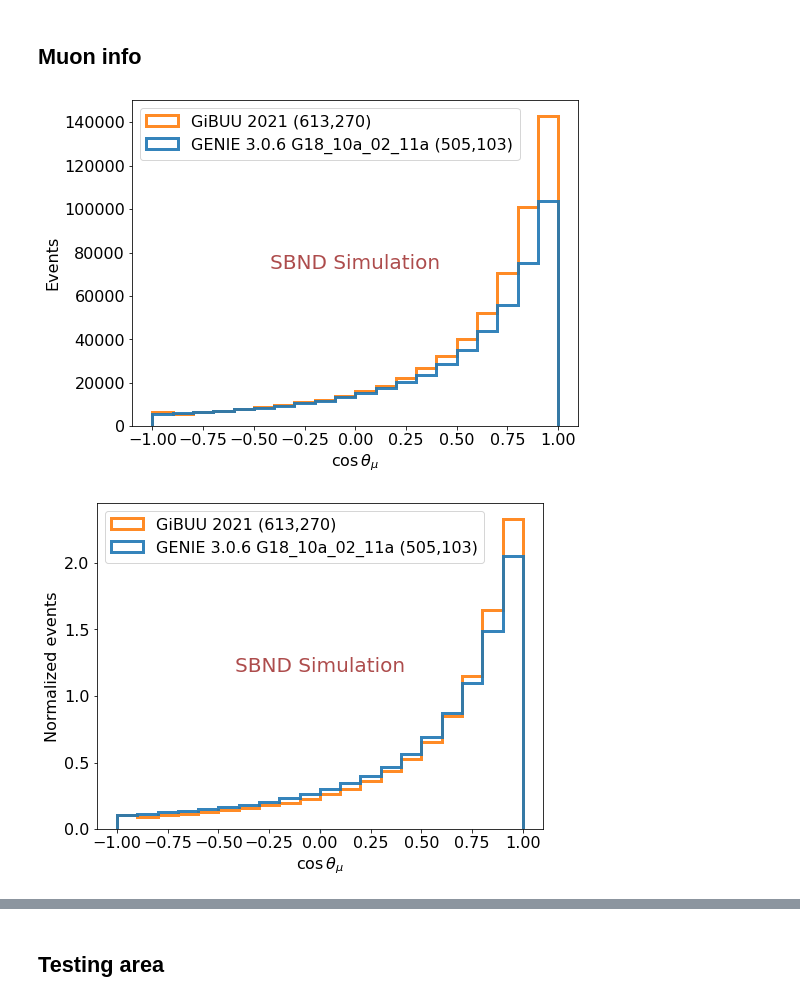
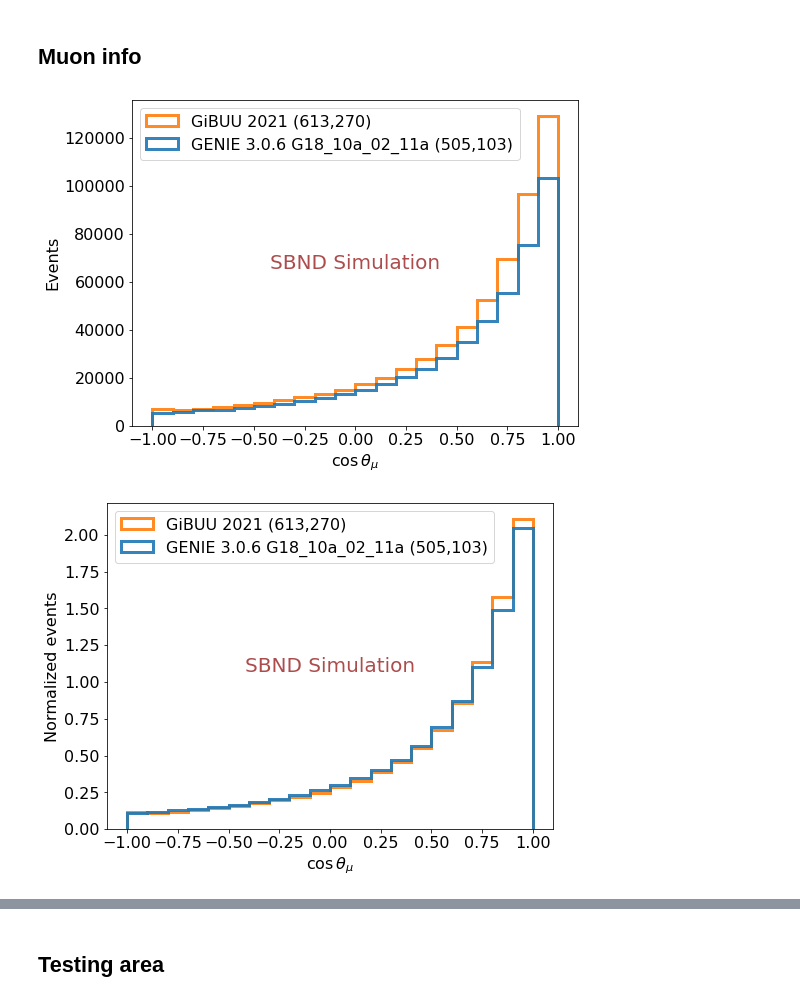
Before and after one commit to bear-is-asleep/numu_analysis, a Jupyter notebook: truth_events.ipynb, the cells around one changed output, grey strips where cells are left out. Saved outputs shown, nothing was run; the diff lists cells and outputs as text; code cells hidden in the pictures.

```diff
--- a/truth_events.ipynb
+++ b/truth_events.ipynb
@@ -214,7 +188,7 @@ def make_mode_plots(mcnu,mode_map,weights=None,ylabel='Events',bins=np.arange(0,
 # %%
 #GENIE
 for i,dens in enumerate(['','_dens']):
-  fig,ax = make_mode_plots(genie_nu,GENIE_INTERACTION_MAP,weights=genie_nu.genweight,
+  fig,ax = make_mode_plots(genie_nu.data,GENIE_INTERACTION_MAP,weights=genie_nu.data.genweight,
                           density=True if i == 1 else False, #set density
                           ylabel='Normalized events' if i == 1 else 'Events',
                           )
@@ -234,7 +208,7 @@ for i,dens in enumerate(['','_dens']):
 # %%
 #GIBUU
 for i,dens in enumerate(['','_dens']):
-  fig,ax = make_mode_plots(gibuu_nu,GIBUU_INTERACTION_MAP,weights=gibuu_nu.genweight,
+  fig,ax = make_mode_plots(gibuu_nu.data,GIBUU_INTERACTION_MAP,weights=gibuu_nu.data.genweight,
                           density=True if i == 1 else False, #set density
                           ylabel='Normalized events' if i == 1 else 'Events',
                           )
@@ -325,23 +318,15 @@ if save_plots:
 #Get muons
 genie_muons = genie_prim.get_true_parts_from_pdg(13)
 gibuu_muons = gibuu_prim.get_true_parts_from_pdg(13)
+
+#Set modes
+genie_muons.add_genmode(genie_nu)
+gibuu_muons.add_genmode(gibuu_nu)
+
+#Set weights
+genie_muons.add_genweight(genie_nu)
+gibuu_muons.add_genweight(gibuu_nu)
+
+#Total number of muons
+genie_muon_count = genie_muons.get_part_count()
+gibuu_muon_count = gibuu_muons.get_part_count()
-# %%
-#indeces for setting weights
-genie_inds = utils.get_inds_from_sub_inds(set(genie_muons.index.values),set(genie_nu.index.values),3)
-gibuu_inds = utils.get_inds_from_sub_inds(set(gibuu_muons.index.values),set(gibuu_nu.index.values),3)
-
-#Sort indices by neutrino index
-genie_inds = utils.sort_by_other_list(genie_inds,genie_nu.index.values)
-gibuu_inds = utils.sort_by_other_list(gibuu_inds,gibuu_nu.index.values)
-
-#Sort muon indices by muon index (should match the neutrino index)
-genie_muons.sort_index(inplace=True)
-gibuu_muons.sort_index(inplace=True)
-
-#Get weights
-genie_weights = genie_nu.loc[genie_inds,'genweight'].sort_index().values
-gibuu_weights = gibuu_nu.loc[gibuu_inds,'genweight'].sort_index().values
-
-#Get number of muons from weights
-genie_muon_count = np.sum(genie_weights)
-gibuu_muon_count = np.sum(gibuu_weights)
@@ -376,27 +333,27 @@ gibuu_muons_momentum_theta_prism_binned = utils.join_three_dataframes(gibuu_muon
 # %%
 for i,dens in enumerate(['','_dens']):
     fig,ax = plt.subplots(figsize=(8,6))
-    h = ax.hist([genie_muons.costheta,gibuu_muons.costheta],
+    h = ax.hist([genie_muons.data.costheta,gibuu_muons.data.costheta],
         bins=np.arange(-1,1.1,0.1),
-        weights=[genie_weights,gibuu_weights],
+        weights=[genie_muons.data.genweight,gibuu_muons.data.genweight],
         histtype='step',
         lw=3,
         alpha=0.9,
         label=[f'{GENIE_MODEL} ({round(genie_muon_count):,})',
         f'{GIBUU_MODEL} ({round(gibuu_muon_count):,})',],
         density=True if i == 1 else False, #set density
         )
     ax.legend()
     ax.set_xlabel(r'$\cos\theta_\mu$')
     ax.set_ylabel('Normalized events' if i == 1 else 'Events')
 
     plotters.set_style(ax,legend_loc='upper left')
     plotters.add_label(ax,SIM_LABEL,alpha=0.7,fontsize=20,color='darkred',where='center')
     if save_plots:
         plotters.save_plot(f'costheta_mu{dens}',fig=fig,folder_name=PLOTS_DIR)
 # %% [output]
-[figure, old version]
+[figure, new version]
-[figure, old version]
+[figure, new version]
 # %%
 for i,dens in enumerate(['','_dens']):
     fig,ax = plt.subplots(figsize=(8,6))
```
Also changed, not shown: parts of 27 cells of this notebook, 1 other file.
